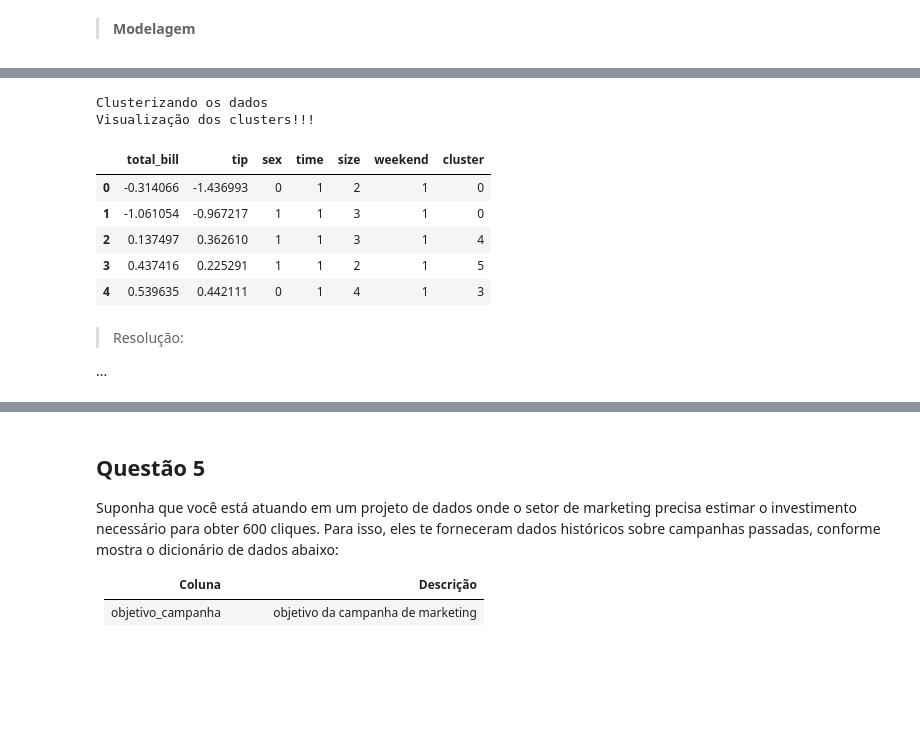
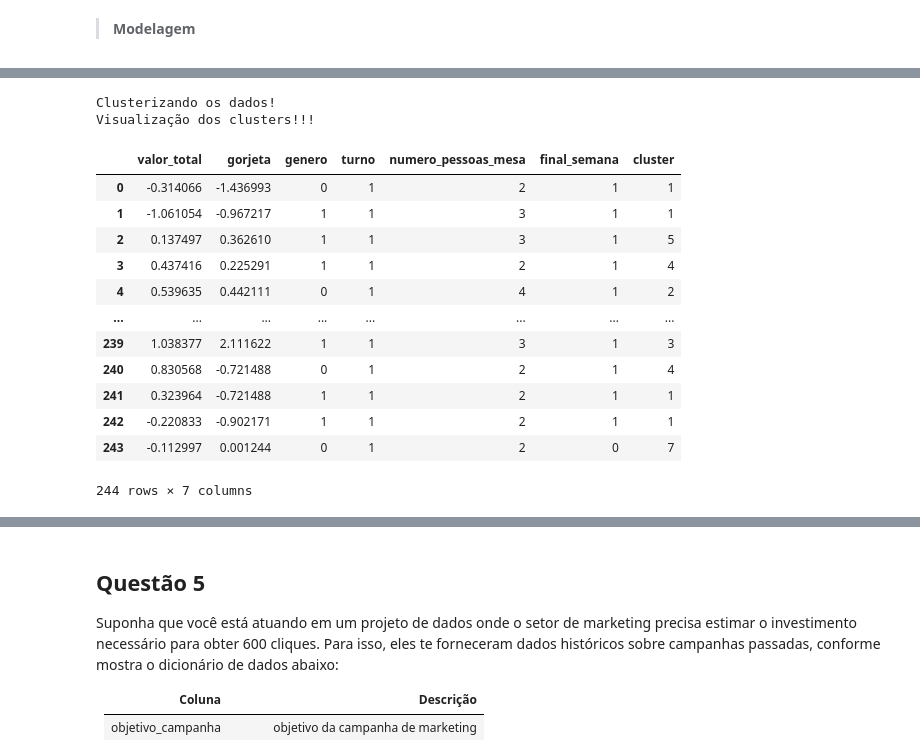
Before and after one commit to DallastaDaniel/ML_especializacao, a Jupyter notebook: Atividade_avaliativa_ML.ipynb, the cells around one changed output, grey strips where cells are left out. Drawn from its saved outputs; the diff is of its cells as text; code cells hidden in the pictures; blank space fills up the shorter version.

```diff
--- a/Atividade_avaliativa_ML.ipynb
+++ b/Atividade_avaliativa_ML.ipynb
@@ -105,0 +188,4 @@ Listagem dos dados!!!
+# %%
+# Tradução da coluna "dia_semana" para Portugues Brasil.
+dados_df['dia_semana'] = dados_df['dia_semana'].replace('Thur', 'Quinta-feira').replace('Fri', 'Sexta-feira').replace('Sat', 'Sábado').replace('Sun', 'Domingo') # Traduz os dados da coluna 'dia_semana'
+dados_df
@@ -105,0 +206,4 @@ Listagem dos dados!!!
+# %%
+# TRaducao da coluna "turno" para Portugues Brasil.
+dados_df['turno'] = dados_df['turno'].replace('Dinner', 'Jantar').replace('Lunch', 'Almoço') # Traduz os dados da coluna 'turno'
+dados_df
@@ -186,9 +341,11 @@ Normalização das colunas numéricas!!!
 # %% [markdown]
 > **Modelagem**
 # %%
-# Eliminando as coluna `day`e `smoker`:
-print("Eliminando as coluna `day`e `smoker`!!!")
+# Eliminando as colunas `dia_semana`e `fumante`:
+print("Eliminando as colunas ´dia_semana´ e ´fumante´!!!")
+dados_limpos = dados_df.drop(['dia_semana', 'fumante'], axis=1) # Elimina as colunas 'dia_semana' e 'fumante' do dataframe
 
-dados.drop(['day', 'smoker'], axis=1, inplace=True) # Elimina as colunas 'day' e 'smoker'
-dados.head()
+# Visualização dos dados:
+print("Visualização dos dados!!!")
+dados_limpos
 # %% [output]
@@ -202,21 +367,20 @@ Eliminando as coluna `day`e `smoker`!!!
 # %%
 # Seleção de k (método do cotovelo):
-
 print("Seleção de k (método do cotovelo)!!!")
 
 # Lista para armazenar as inércias:
 inercias = []
 
 for k in range(1, 11): # Testa de 1 a 10 clusters
-    kmeans = KMeans(n_clusters=k) # Instancia o modelo K-means
-    kmeans.fit(dados) # Treina o modelo
+    kmeans = KMeans(n_clusters=k, n_init=10) # Instancia o modelo K-means
+    kmeans.fit(dados_limpos) # Treina o modelo
     inercias.append(kmeans.inertia_) # Armazena a inércia
 
 # Plotando o gráfico do método do cotovelo:
-plt.plot(range(1, 11), inercias)
-plt.xlabel('Número de clusters (k)')
-plt.ylabel('Inércia')
-plt.title('Método do Cotovelo')
+plt.plot(range(1, 11), inercias, color='green')
+plt.xlabel('Número de clusters (k)', color='blue')
+plt.ylabel('Inércia', color='blue')
+plt.title('Método do Cotovelo', color='blue')
 plt.show()
 # %% [output]
 Seleção de k (método do cotovelo)!!!
@@ -224,20 +388,27 @@ Seleção de k (método do cotovelo)!!!
 # %%
-# Clusterizando os dados:
-print("Clusterizando os dados")
-kmeans = KMeans(n_clusters=k) # Instancia o modelo K-means
-kmeans.fit(dados) # Treina o modelo
+# Clusterizando os dados do dataframe "dados_limpos":
+print("Clusterizando os dados!")
+kmeans = KMeans(n_clusters=k, n_init=10) # Instancia o modelo K-means
+kmeans.fit(dados_limpos) # Treina o modelo
 clusters = kmeans.labels_ # Recupera os clusters
-dados['cluster'] = clusters # Adiciona a coluna 'cluster' ao dataframe
+dados_limpos['cluster'] = clusters # Adiciona a coluna 'cluster' ao dataframe "dados_limpos"
 
 # Visualização dos clusters:
 print("Visualização dos clusters!!!")
-dados.head() # Exibe as 5 primeiras linhas do dataframe 'dados'
+dados_limpos
 # %% [output]
-Clusterizando os dados
+Clusterizando os dados!
 Visualização dos clusters!!!
-|  | total_bill | tip | sex | time | size | weekend | cluster |
-| 0 | -0.314066 | -1.436993 | 0 | 1 | 2 | 1 | 0 |
-| 1 | -1.061054 | -0.967217 | 1 | 1 | 3 | 1 | 0 |
-| 2 | 0.137497 | 0.362610 | 1 | 1 | 3 | 1 | 4 |
-| 3 | 0.437416 | 0.225291 | 1 | 1 | 2 | 1 | 5 |
-| 4 | 0.539635 | 0.442111 | 0 | 1 | 4 | 1 | 3 |
+|  | valor_total | gorjeta | genero | turno | numero_pessoas_mesa | final_semana | cluster |
+| 0 | -0.314066 | -1.436993 | 0 | 1 | 2 | 1 | 1 |
+| 1 | -1.061054 | -0.967217 | 1 | 1 | 3 | 1 | 1 |
+| 2 | 0.137497 | 0.362610 | 1 | 1 | 3 | 1 | 5 |
+| 3 | 0.437416 | 0.225291 | 1 | 1 | 2 | 1 | 4 |
+| 4 | 0.539635 | 0.442111 | 0 | 1 | 4 | 1 | 2 |
+| ... | ... | ... | ... | ... | ... | ... | ... |
+| 239 | 1.038377 | 2.111622 | 1 | 1 | 3 | 1 | 3 |
+| 240 | 0.830568 | -0.721488 | 0 | 1 | 2 | 1 | 4 |
+| 241 | 0.323964 | -0.721488 | 1 | 1 | 2 | 1 | 1 |
+| 242 | -0.220833 | -0.902171 | 1 | 1 | 2 | 1 | 1 |
+| 243 | -0.112997 | 0.001244 | 0 | 1 | 2 | 0 | 7 |
+244 rows × 7 columns
@@ -246,4 +414,0 @@ Visualização dos clusters!!!
-# %% [markdown]
-> Resolução:
-
-...
```
Also changed, not shown: parts of 34 cells of this notebook.
